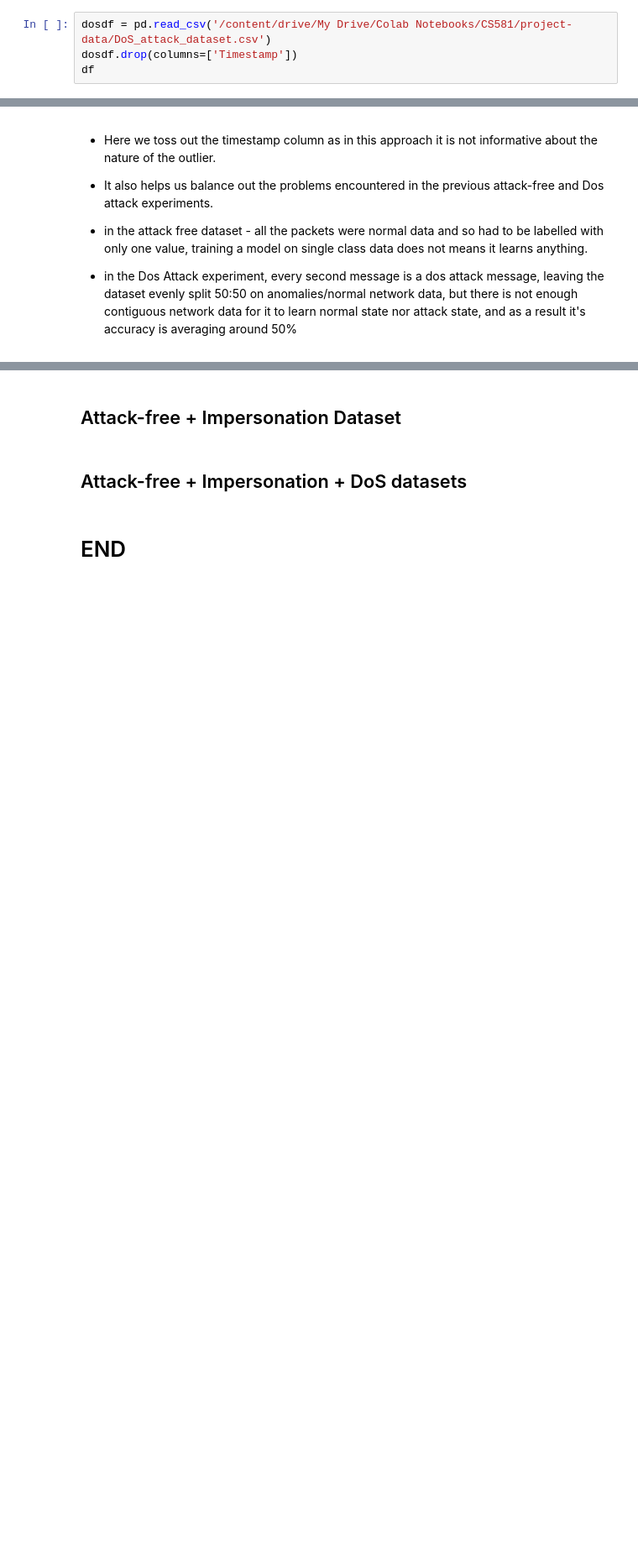
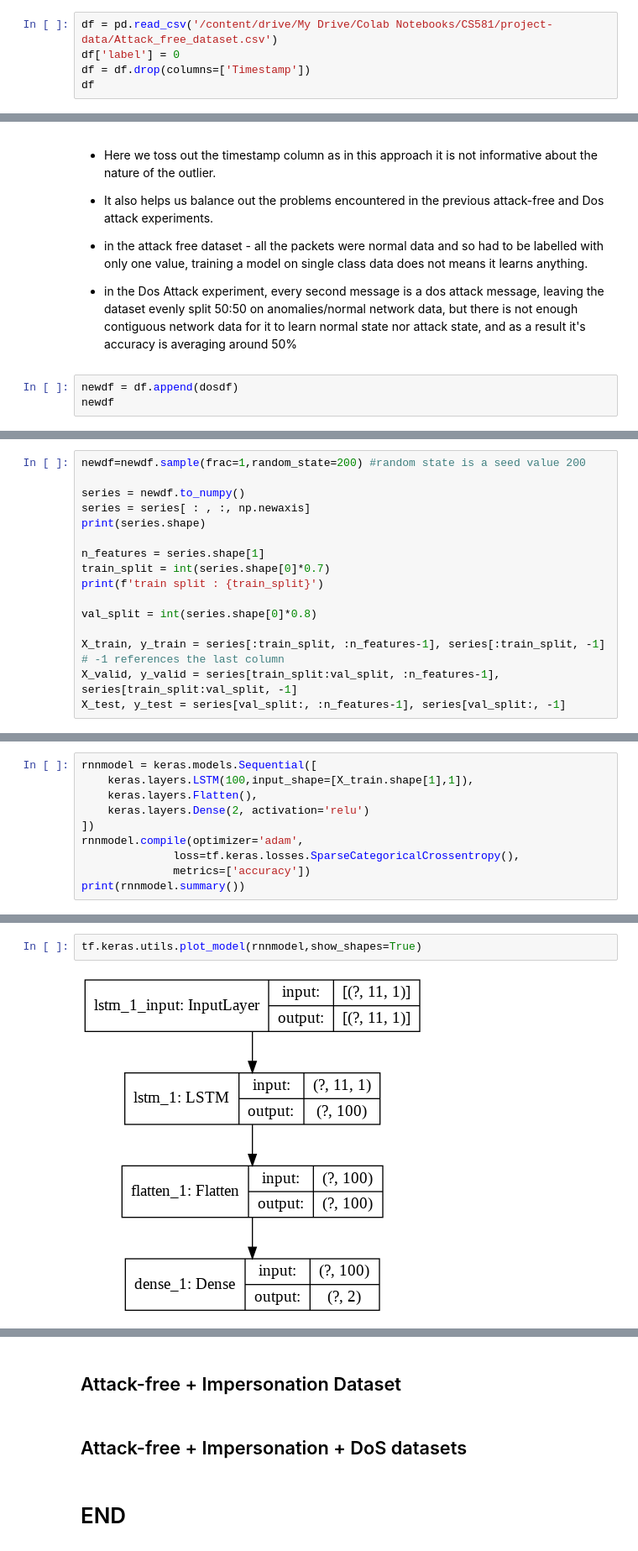
Before and after one commit to mehrotrasan16/CS581-CAN-DO-Project, a Jupyter notebook: code/LSTM_CAN_Data.ipynb, the cells around one changed output, grey strips where cells are left out. Shown: that part at 84% size. Saved outputs shown, nothing was run; the diff lists cells and outputs as text; blank space fills up the shorter version.

```diff
--- a/code/LSTM_CAN_Data.ipynb
+++ b/code/LSTM_CAN_Data.ipynb
@@ -1177,5 +1218,6 @@ compdf
 # %%
-dosdf = pd.read_csv('/content/drive/My Drive/Colab Notebooks/CS581/project-data/DoS_attack_dataset.csv')
-dosdf.drop(columns=['Timestamp'])
+df = pd.read_csv('/content/drive/My Drive/Colab Notebooks/CS581/project-data/Attack_free_dataset.csv')
+df['label'] = 0
+df = df.drop(columns=['Timestamp'])
 df
 # %% [output]
@@ -1217,3 +1241,6 @@ df
 * in the attack free dataset - all the packets were normal data and so had to be labelled with only one value, training a model on single class data does not means it learns anything.
 
 * in the Dos Attack experiment, every second message is a dos attack message, leaving the dataset evenly split 50:50 on anomalies/normal network data, but there is not enough contiguous network data for it to learn normal state nor attack state, and as a result it's accuracy is averaging around 50%
+# %%
+newdf = df.append(dosdf)
+newdf
@@ -1219,0 +1274,16 @@ df
+# %%
+newdf=newdf.sample(frac=1,random_state=200) #random state is a seed value 200
+
+series = newdf.to_numpy()
+series = series[ : , :, np.newaxis]
+print(series.shape)
+
+n_features = series.shape[1]
+train_split = int(series.shape[0]*0.7)
+print(f'train split : {train_split}')
+
+val_split = int(series.shape[0]*0.8)
+
+X_train, y_train = series[:train_split, :n_features-1], series[:train_split, -1] # -1 references the last column
+X_valid, y_valid = series[train_split:val_split, :n_features-1], series[train_split:val_split, -1]
+X_test, y_test = series[val_split:, :n_features-1], series[val_split:, -1]
@@ -1219,0 +1339,10 @@ df
+# %%
+rnnmodel = keras.models.Sequential([
+    keras.layers.LSTM(100,input_shape=[X_train.shape[1],1]),
+    keras.layers.Flatten(),
+    keras.layers.Dense(2, activation='relu')
+])
+rnnmodel.compile(optimizer='adam',
+              loss=tf.keras.losses.SparseCategoricalCrossentropy(),
+              metrics=['accuracy'])
+print(rnnmodel.summary())
@@ -1219,0 +1365,4 @@ df
+# %%
+tf.keras.utils.plot_model(rnnmodel,show_shapes=True)
+# %% [output]
+[figure, added]
```
Also changed, not shown: parts of 73 cells of this notebook.
